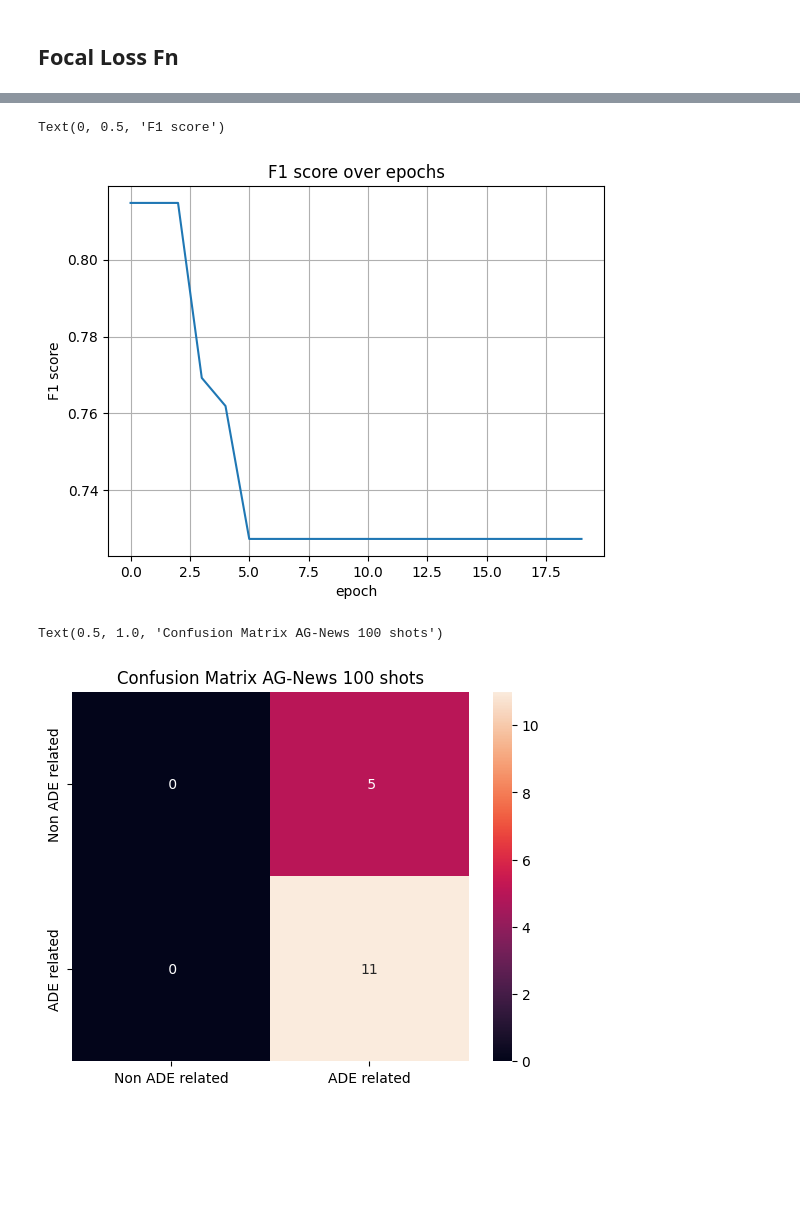
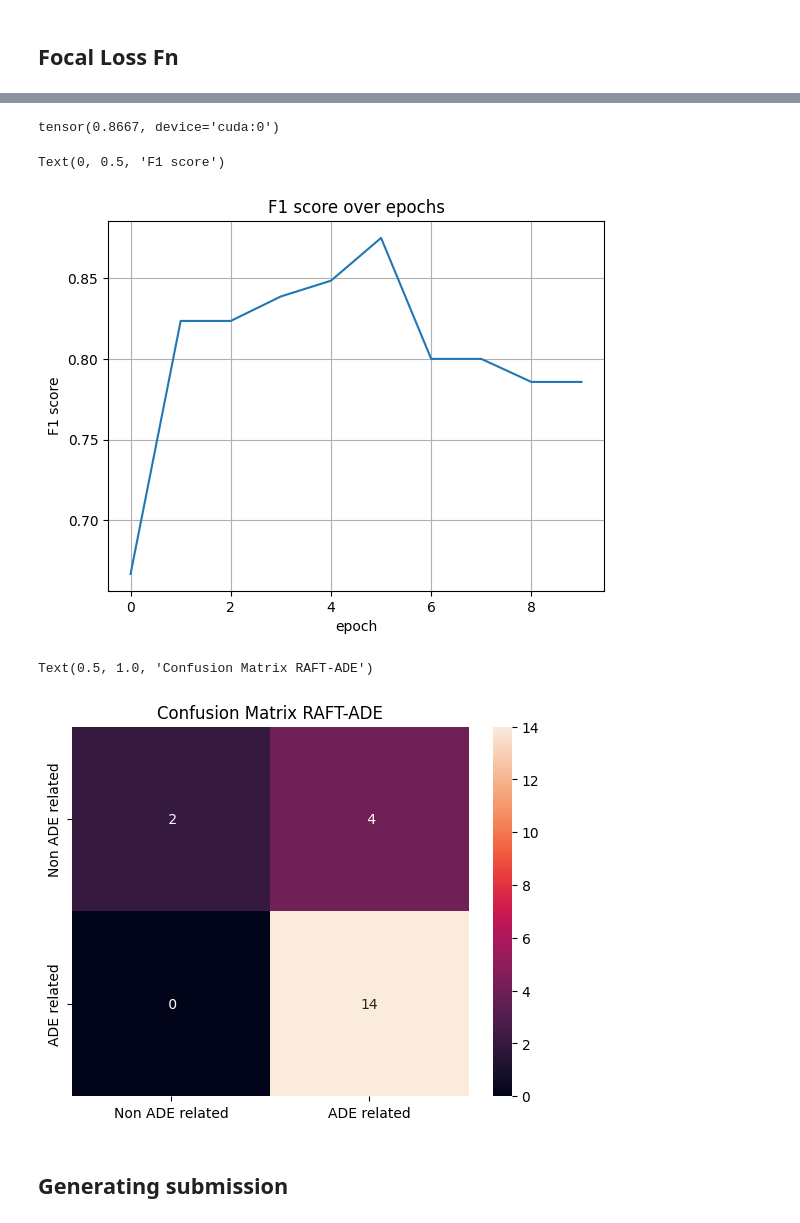
Before and after one commit to peulsilva/few-shot-learning-transformers, a Jupyter notebook: notebooks/raft/finetuning/01-ade_corpus.ipynb, the cells around one changed output, grey strips where cells are left out. Saved outputs shown, nothing was run; the diff lists cells and outputs as text; code cells hidden in the pictures; blank space fills up the shorter version.

```diff
--- a/notebooks/raft/finetuning/01-ade_corpus.ipynb
+++ b/notebooks/raft/finetuning/01-ade_corpus.ipynb
@@ -127,7 +127,7 @@ def stratified_train_test_split(
 train, val = stratified_train_test_split(
     train_dataset,
     classes,
-    0.7
+    0.6
 )
 # %%
 np.unique(train['labels'], return_counts=True)
@@ -153,23 +153,15 @@ loss_fn = FocalLoss(
     alpha= alpha
 )
 # %%
-histories = {}
-device = "cuda"
-
-def seed_worker(worker_id):
-    worker_seed = torch.initial_seed() % 2**32
-    np.random.seed(worker_seed)
-    random.seed(worker_seed)
-
-g = torch.Generator()
-g.manual_seed(0)
-
-
 bert = AutoModelForSequenceClassification\
-    .from_pretrained("bert-base-uncased", num_labels = num_classes)\
+    .from_pretrained(
+        "bert-base-uncased",
+        num_labels = num_classes,
+        cache_dir = "/Data/pedro.silva"
+    )\
     .to(device)
 
-tokenizer = AutoTokenizer.from_pretrained("bert-base-uncased")
+tokenizer = AutoTokenizer.from_pretrained("bert-base-uncased", cache_dir = "/Data/pedro.silva"  )
 
 trainer = SequenceClassificationTrainer(
     bert,
@@ -202,10 +194,8 @@ history = trainer.compile(
     val_dataloader,
     loss_fn= loss_fn,
     evaluation_fn= binary_f1_score,
-    n_epochs=20
+    n_epochs=10
 )
-
-histories[n_shots] = history
 # %% [output]
 Some weights of BertForSequenceClassification were not initialized from the model checkpoint at bert-base-uncased and are newly initialized: ['classifier.weight', 'classifier.bias']
 You should probably TRAIN this model on a down-stream task to be able to use it for predictions and inference.
@@ -212,27 +242,36 @@ You should probably TRAIN this model on a down-stream task to be able to use it
+# %%
+binary_f1_score(
+    history['y_pred'],
+    history['y_true']
+)
+# %% [output]
+tensor(0.8667, device='cuda:0')
 # %%
-plt.plot(histories[n_shots]['val_f1'])
+plt.plot(history['val_f1'])
 plt.grid()
 plt.title("F1 score over epochs")
 plt.xlabel("epoch")
 plt.ylabel("F1 score")
 # %% [output]
 Text(0, 0.5, 'F1 score')
-[figure, old version]
+[figure, new version]
 # %%
 df = pd.DataFrame(
     history['val_conf_matrix'].to("cpu").numpy(),
     index = classes_names,
     columns=classes_names
 
 )
 
 sns.heatmap(
     df,
     annot = True,
     fmt = '2g',
 )
 
-plt.title("Confusion Matrix AG-News 100 shots")
+plt.title(f"Confusion Matrix {dataset_name}")
 # %% [output]
-Text(0.5, 1.0, 'Confusion Matrix AG-News 100 shots')
+Text(0.5, 1.0, 'Confusion Matrix RAFT-ADE')
-[figure, old version]
+[figure, new version]
+# %% [markdown]
+## Generating submission
```
Also changed, not shown: parts of 13 cells of this notebook, 2 other files.
